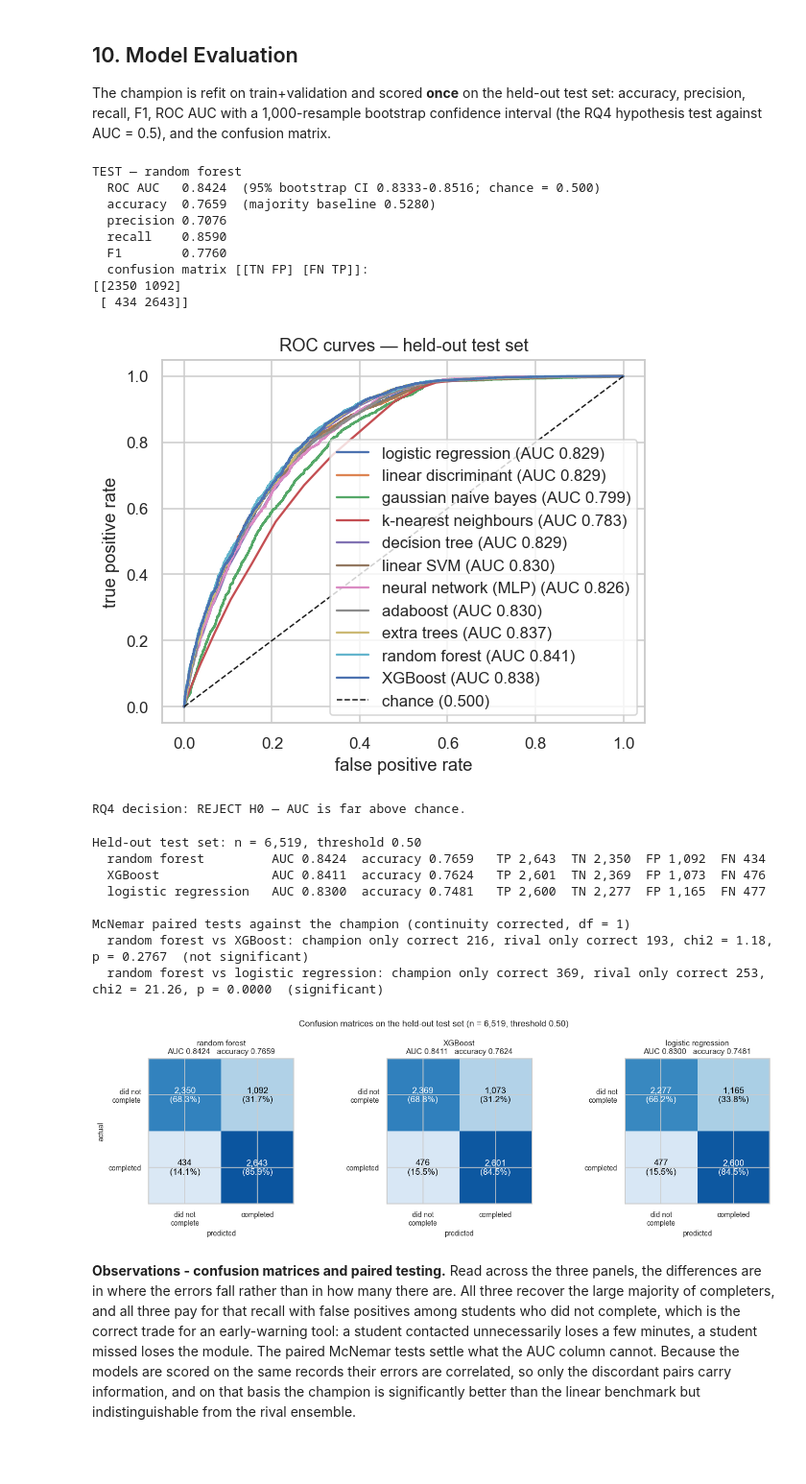
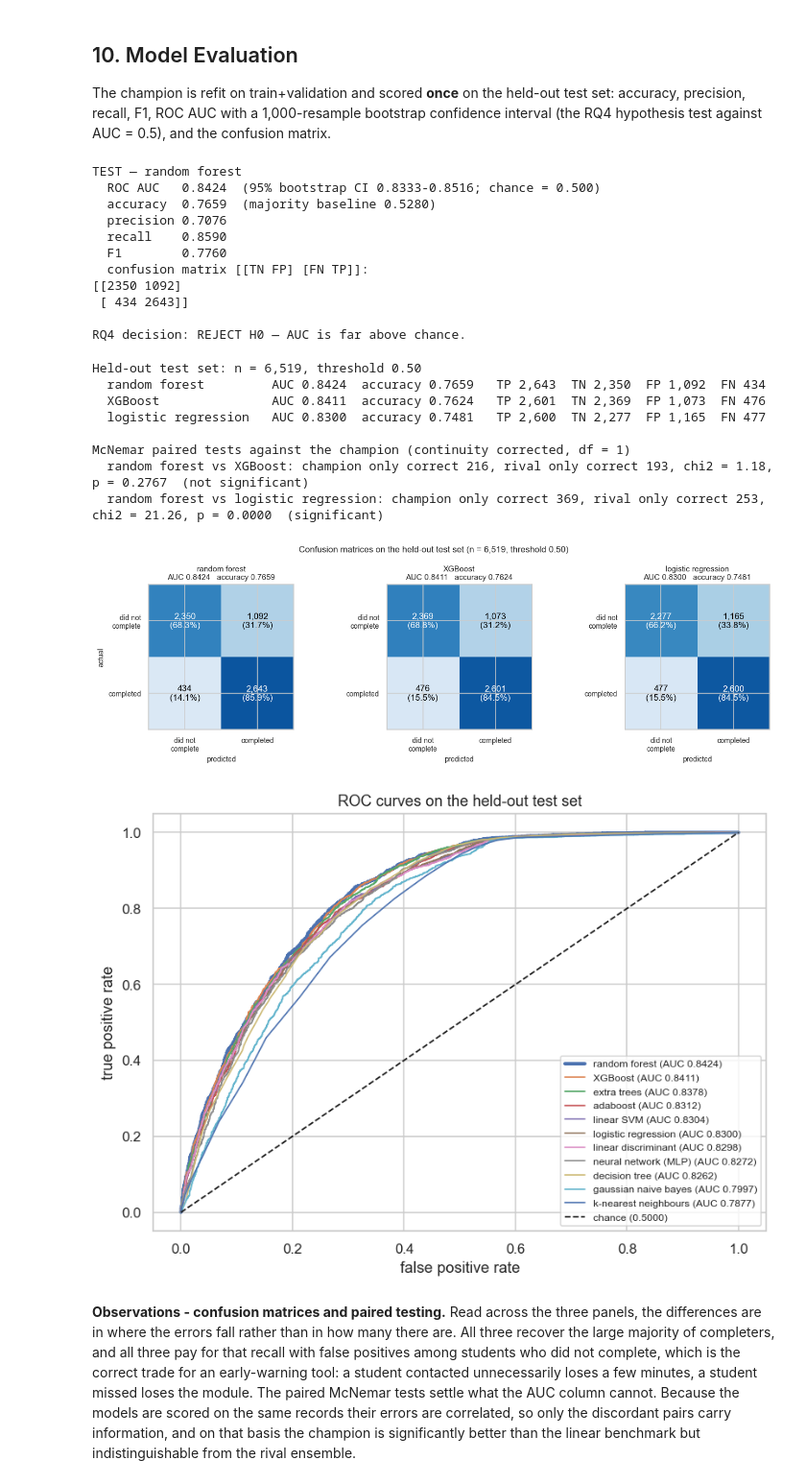
Before and after one commit to ekowhinson/oulad-completion-capstone, a Jupyter notebook: notebooks/oulad_completion_analysis.ipynb, the cells around one changed output. Shown at 96% size. Drawn from its saved outputs; the diff is of its cells as text; code cells hidden in the pictures; blank space fills up the shorter version.

```diff
--- a/notebooks/oulad_completion_analysis.ipynb
+++ b/notebooks/oulad_completion_analysis.ipynb
@@ -876,18 +906,6 @@ print(f"  F1        {f1_score(y_test, test_pred):.4f}")
 print("  confusion matrix [[TN FP] [FN TP]]:")
 print(confusion_matrix(y_test, test_pred))
 
-fig, ax = plt.subplots(figsize=(5.5, 4.5))
-for name, mdl in models.items():
-    if name == "majority baseline":
-        continue
-    pr = mdl.predict_proba(prep(name, X_test))[:, 1]
-    fpr, tpr, _ = roc_curve(y_test, pr)
-    ax.plot(fpr, tpr, label=f"{name} (AUC {roc_auc_score(y_test, pr):.3f})")
-ax.plot([0, 1], [0, 1], "k--", lw=1, label="chance (0.500)")
-ax.set_xlabel("false positive rate"); ax.set_ylabel("true positive rate")
-ax.set_title("ROC curves — held-out test set"); ax.legend(loc="lower right")
-plt.tight_layout(); plt.show()
-
 print("\nRQ4 decision:", "REJECT H0 — AUC is far above chance."
       if lo > 0.5 else "FAIL TO REJECT H0")
 # %% [output]
@@ -900,33 +918,37 @@ TEST — random forest
   confusion matrix [[TN FP] [FN TP]]:
 [[2350 1092]
  [ 434 2643]]
+
+RQ4 decision: REJECT H0 — AUC is far above chance.
-[figure, removed]
-RQ4 decision: REJECT H0 — AUC is far above chance.
 # %%
-# Held-out comparison of the three front-runners. Each is refit on train plus
-# validation and scored once on the untouched test set, so the confusion
-# matrices below are directly comparable. McNemar's paired test is used rather
-# than a side-by-side reading of AUC, because the three models make their
+# Every learner refit on train plus validation and scored once on the untouched
+# test set, so the confusion matrices, the ROC curves and the champion's
+# reported metrics all describe the same final pass. McNemar's paired test is
+# used rather than a side-by-side reading of AUC, because the models make their
 # errors on the same 6,519 records and those errors are therefore correlated.
 from scipy.stats import chi2
+from sklearn.base import clone
 
 FRONT = list(dict.fromkeys([champion_name, "XGBoost", "logistic regression"]))
 
 scaler_tv = StandardScaler().fit(X_trval)
 prep_tv = lambda name, Xd: scaler_tv.transform(Xd) if name in SCALED else Xd
 
+held_prob = {}
+for name, base_mdl in models.items():
+    if name == "majority baseline":
+        continue
+    mdl = clone(base_mdl)
+    mdl.fit(prep_tv(name, X_trval), y_trval)
+    held_prob[name] = mdl.predict_proba(prep_tv(name, X_test))[:, 1]
+
 held = {}
 for name in FRONT:
-    mdl = models[name].__class__(**models[name].get_params())
-    mdl.fit(prep_tv(name, X_trval), y_trval)
-    prob = mdl.predict_proba(prep_tv(name, X_test))[:, 1]
-    pred = (prob >= 0.5).astype(int)
-    held[name] = {
-        "pred": pred,
-        "auc": roc_auc_score(y_test, prob),
-        "acc": accuracy_score(y_test, pred),
-        "cm": confusion_matrix(y_test, pred),
-    }
+    pred = (held_prob[name] >= 0.5).astype(int)
+    held[name] = {"pred": pred,
+                  "auc": roc_auc_score(y_test, held_prob[name]),
+                  "acc": accuracy_score(y_test, pred),
+                  "cm": confusion_matrix(y_test, pred)}
 
 print(f"Held-out test set: n = {len(y_test):,}, threshold 0.50")
 for name in FRONT:
@@ -955,33 +977,46 @@ for rival in FRONT[1:]:
 LAB = ["did not\ncomplete", "completed"]
 fig, axes = plt.subplots(1, len(FRONT), figsize=(4.3 * len(FRONT), 4.0))
 for ax, name in zip(np.atleast_1d(axes), FRONT):
     cm = held[name]["cm"]
     share = cm / cm.sum(axis=1, keepdims=True)          # row-normalised
     ax.imshow(share, cmap="Blues", vmin=0, vmax=1)
     for r in range(2):
         for c in range(2):
             ax.text(c, r, f"{cm[r, c]:,}\n({share[r, c]:.1%})",
                     ha="center", va="center", fontsize=11,
                     color="white" if share[r, c] > 0.55 else "black")
     ax.set_xticks([0, 1]); ax.set_xticklabels(LAB, fontsize=9)
     ax.set_yticks([0, 1]); ax.set_yticklabels(LAB, fontsize=9)
     ax.set_xlabel("predicted", fontsize=9)
     ax.set_title(f"{name}\nAUC {held[name]['auc']:.4f}   "
                  f"accuracy {held[name]['acc']:.4f}", fontsize=10)
 np.atleast_1d(axes)[0].set_ylabel("actual", fontsize=9)
 fig.suptitle(f"Confusion matrices on the held-out test set "
              f"(n = {len(y_test):,}, threshold 0.50)", fontsize=11)
 plt.tight_layout(); plt.show()
+
+# A confusion matrix describes one cut-off; the ROC sweeps all of them.
+fig, ax = plt.subplots(figsize=(7.6, 5.6))
+for name in sorted(held_prob, key=lambda n: -roc_auc_score(y_test, held_prob[n])):
+    fpr, tpr, _ = roc_curve(y_test, held_prob[name])
+    ax.plot(fpr, tpr, lw=2.6 if name == champion_name else 1.1,
+            label=f"{name} (AUC {roc_auc_score(y_test, held_prob[name]):.4f})")
+ax.plot([0, 1], [0, 1], "k--", lw=1.2, label="chance (0.5000)")
+ax.set_xlabel("false positive rate"); ax.set_ylabel("true positive rate")
+ax.set_title("ROC curves on the held-out test set")
+ax.legend(loc="lower right", fontsize=8)
+plt.tight_layout(); plt.show()
 # %% [output]
 Held-out test set: n = 6,519, threshold 0.50
   random forest         AUC 0.8424  accuracy 0.7659   TP 2,643  TN 2,350  FP 1,092  FN 434
   XGBoost               AUC 0.8411  accuracy 0.7624   TP 2,601  TN 2,369  FP 1,073  FN 476
   logistic regression   AUC 0.8300  accuracy 0.7481   TP 2,600  TN 2,277  FP 1,165  FN 477
 
 McNemar paired tests against the champion (continuity corrected, df = 1)
   random forest vs XGBoost: champion only correct 216, rival only correct 193, chi2 = 1.18, p = 0.2767  (not significant)
   random forest vs logistic regression: champion only correct 369, rival only correct 253, chi2 = 21.26, p = 0.0000  (significant)
 [figure]
+[figure, added]
 # %% [markdown]
 **Observations - confusion matrices and paired testing.** Read across the three panels, the differences are in where the errors fall rather than in how many there are. All three recover the large majority of completers, and all three pay for that recall with false positives among students who did not complete, which is the correct trade for an early-warning tool: a student contacted unnecessarily loses a few minutes, a student missed loses the module. The paired McNemar tests settle what the AUC column cannot. Because the models are scored on the same records their errors are correlated, so only the discordant pairs carry information, and on that basis the champion is significantly better than the linear benchmark but indistinguishable from the rival ensemble.
 # %% [markdown]
```
Also changed, not shown: parts of 7 cells of this notebook.
